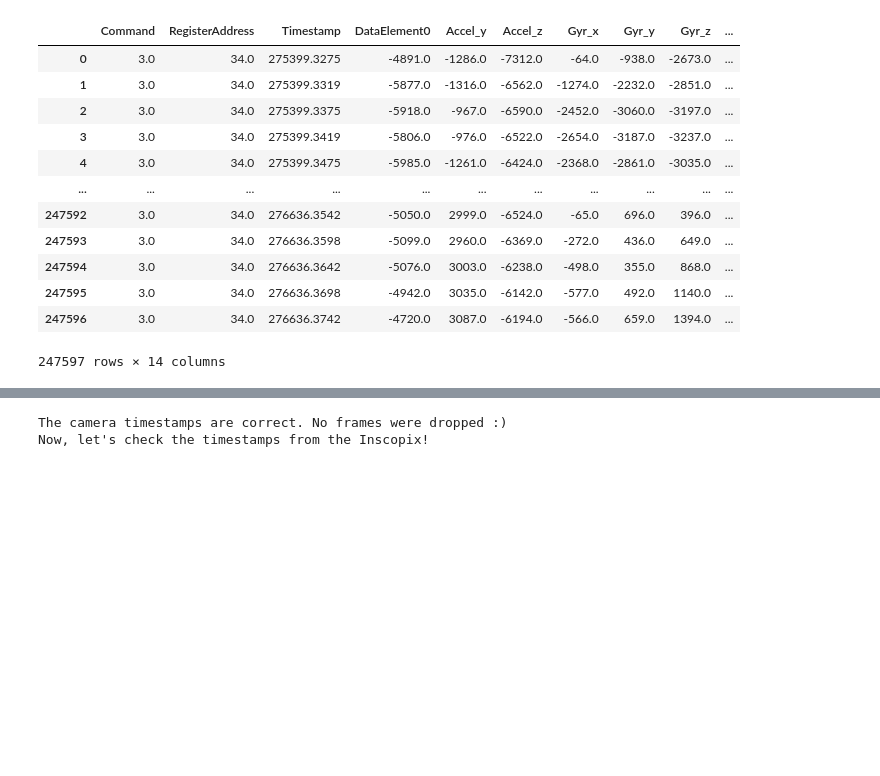
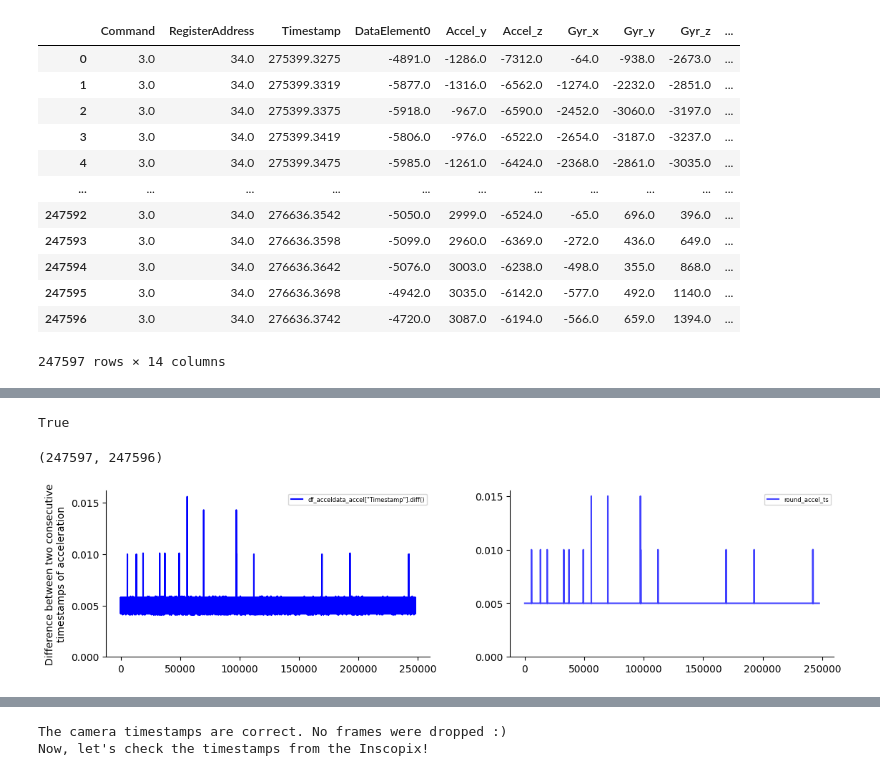
Before and after one commit to DiogoMeloNPU/eurDyscover_open_field_analysis, a Jupyter notebook: Single_session_analysis.ipynb, the cells around one changed output, grey strips where cells are left out. Saved outputs shown, nothing was run; the diff lists cells and outputs as text; code cells hidden in the pictures; blank space fills up the shorter version.

```diff
--- a/Single_session_analysis.ipynb
+++ b/Single_session_analysis.ipynb
@@ -339,0 +393,39 @@ No null values were found in the accelerometer data.
+# %%
+# Notice that the length of the diff array is the same as the originl array, BUT the first value is a NaN, since the difference is performed
+# between the current and the previous value
+len(df_acceldata_accel) == len(df_acceldata_accel["Timestamp"].diff())
+# %% [output]
+True
+# %%
+period_accel = 1/fs
+round_accel_ts = []
+# round the diffs between consecutive timestamps (notice that the first value, a NaN, is not considered), since the range starts in 1 (instead of 0)
+for i in range(1, len(df_acceldata_accel)):
+    round_accel_ts.append(closestMultiple(
+        period_accel, df_acceldata_accel['Timestamp'].diff()[i]))
+
+# this means that the length of the rounded array is the length of the diff array - 1
+len(df_acceldata_accel["Timestamp"].diff()), len(round_accel_ts)
+# %% [output]
+(247597, 247596)
+# %%
+%matplotlib inline
+
+# compare the original and the rounded diffs
+fig, ((ax1, ax2)) = plt.subplots(1, 2, figsize=(12, 4))
+fig.tight_layout(pad=5.0)
+
+ax1.plot(df_acceldata_accel["Timestamp"].diff(), color="blue", label= 'df_acceldata_accel["Timestamp"].diff()')
+ax1.spines['top'].set_visible(False)
+ax1.spines['right'].set_visible(False)
+ax1.set_ylabel('Difference between two consecutive\ntimestamps of acceleration')
+ax1.set_yticks(np.arange(0, 0.020, 0.005))
+leg = ax1.legend(fontsize=6)
+
+ax2.plot(round_accel_ts, color = "blue", alpha = 0.75, label = "round_accel_ts")
+ax2.spines['top'].set_visible(False)
+ax2.spines['right'].set_visible(False)
+ax2.set_yticks(np.arange(0, 0.020, 0.005))
+leg2 = ax2.legend(fontsize=6)
+# %% [output]
+[figure, added]
```
Also changed, not shown: parts of 44 cells of this notebook.
